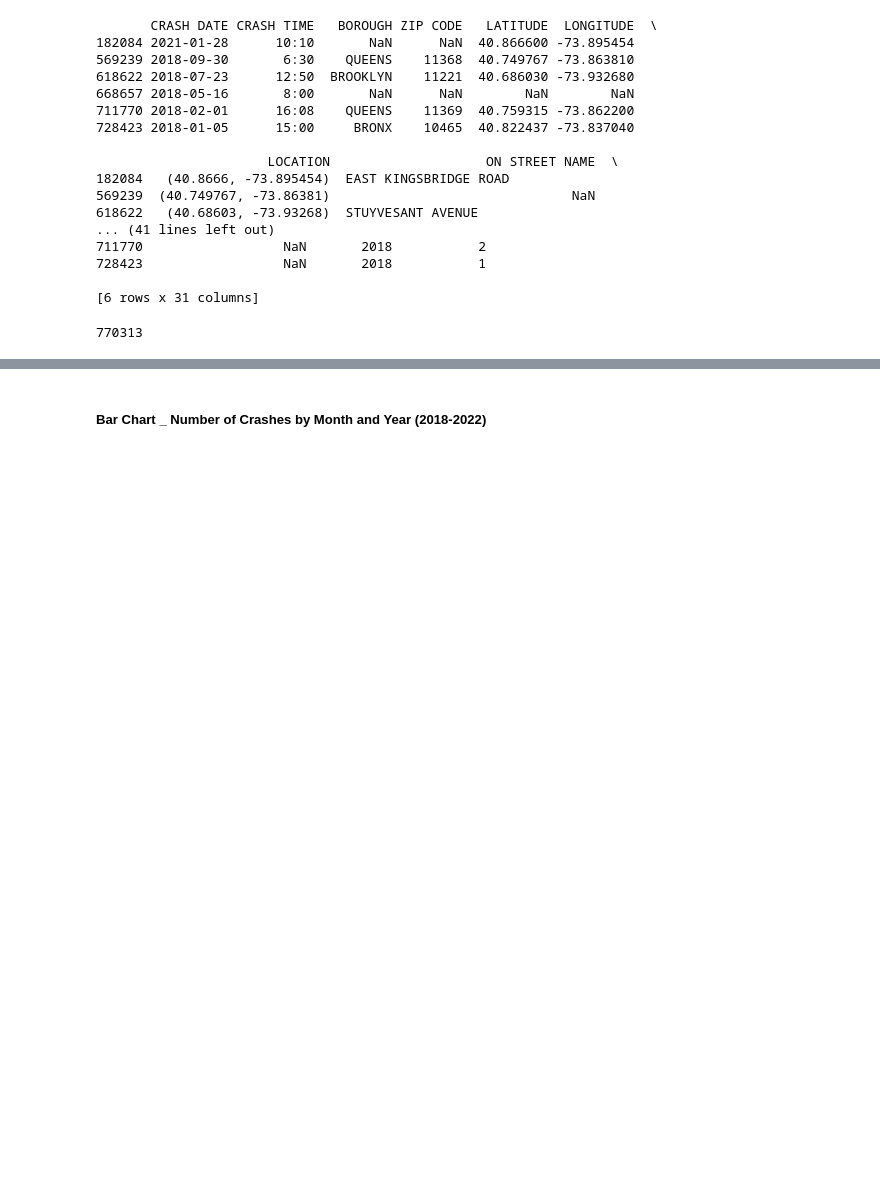
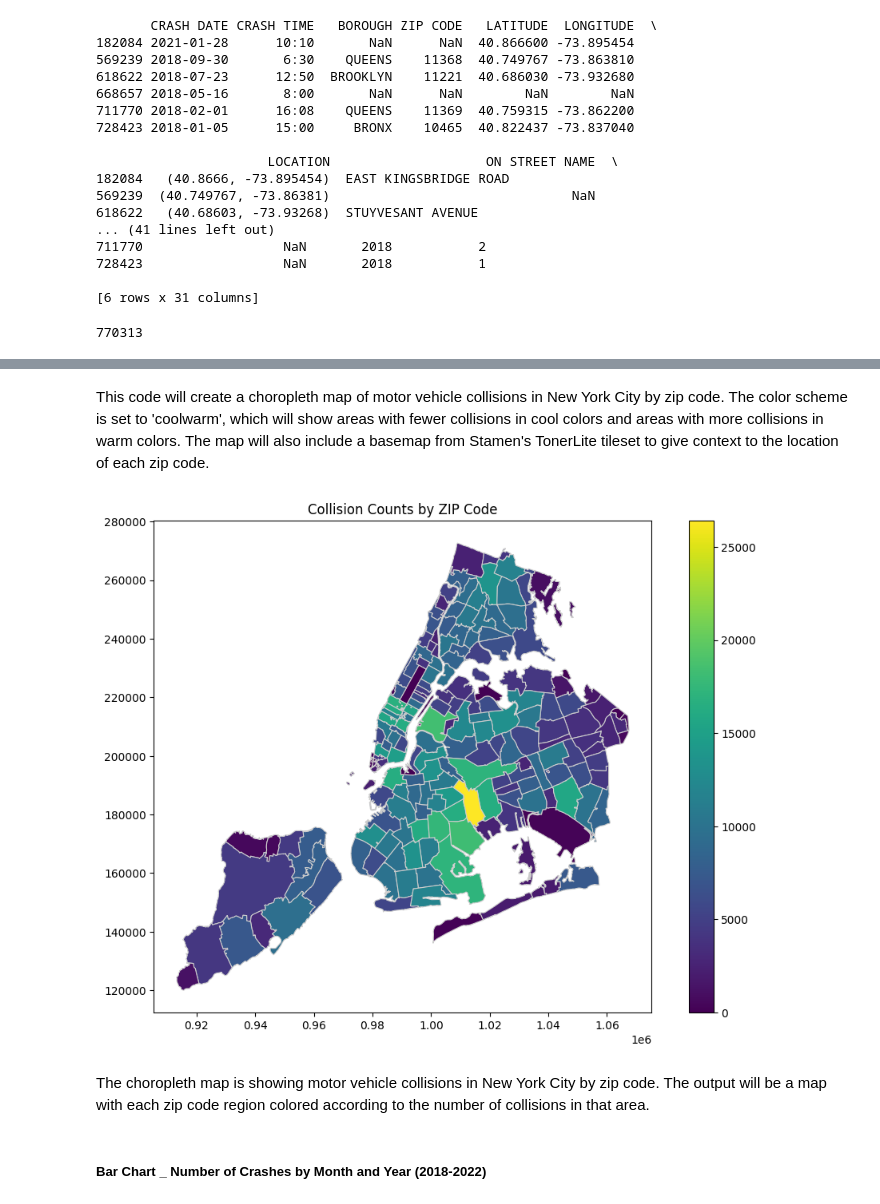
Before and after one commit to DragonHeart00/project_b_Motor_Vehicle_Collisions_v2, a Jupyter notebook: _project/Final_Motor Vehicle Collisions_Social Data.ipynb, the cells around one changed output, grey strips where cells are left out. Cells and saved outputs as stored; diff of their text form; code cells hidden in the pictures; blank space fills up the shorter version.

```diff
--- a/_project/Final_Motor Vehicle Collisions_Social Data.ipynb
+++ b/_project/Final_Motor Vehicle Collisions_Social Data.ipynb
@@ -277,3 +336,17 @@ To focus on important insights, we can create bar charts that compare different
+# %% [markdown]
+This code will create a choropleth map of motor vehicle collisions in New York City by zip code. The color scheme is set to 'coolwarm', which will show areas with fewer collisions in cool colors and areas with more collisions in warm colors. The map will also include a basemap from Stamen's TonerLite tileset to give context to the location of each zip code.
+# %%
+import matplotlib.pyplot as plt
+
+# Plot the choropleth map
+fig, ax = plt.subplots(1, figsize=(12, 8))
+merged_data.plot(column='collision_count', cmap='viridis', linewidth=0.8, edgecolor='0.8', legend=True, ax=ax)
+plt.title('Collision Counts by ZIP Code')
+plt.show()
+# %% [output]
+[figure, added]
+# %% [markdown]
+The choropleth map is showing motor vehicle collisions in New York City by zip code. The output will be a map with each zip code region colored according to the number of collisions in that area.
 # %% [markdown]
 ##### Bar Chart  _ Number of Crashes by Month and Year (2018-2022)
 # %%
```
Also changed, not shown: parts of 16 cells of this notebook, 27 other files.
